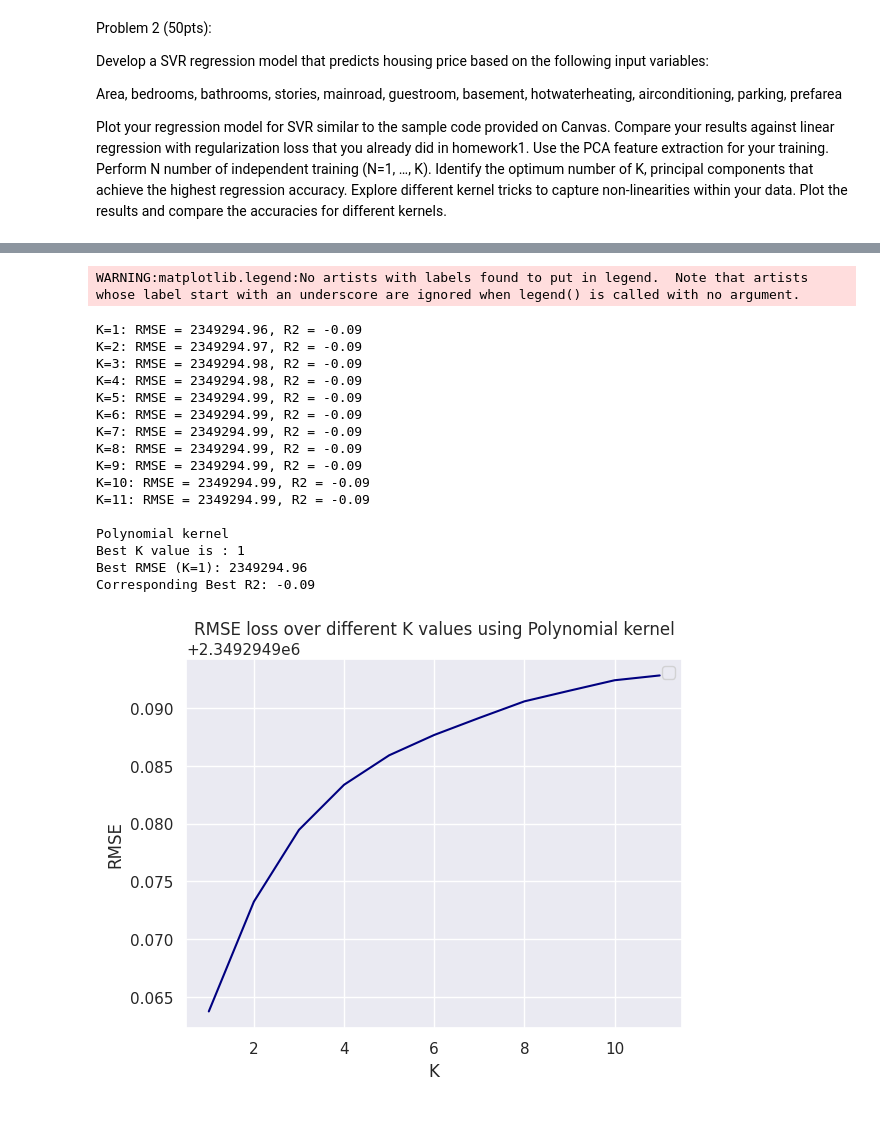
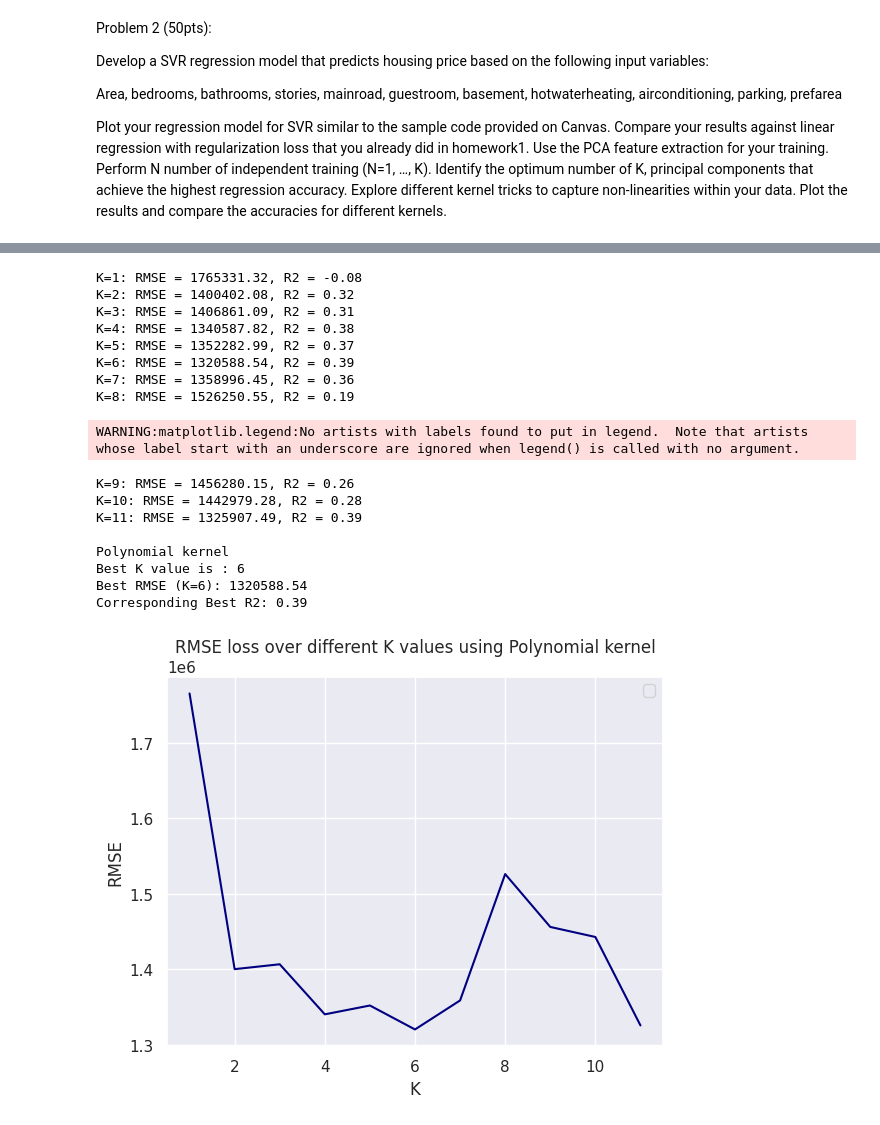
Before and after one commit to saikrishna1108/Introduction-to-Machine-Learning, a Jupyter notebook: Homework4.ipynb, the cells around one changed output, grey strips where cells are left out. Saved outputs shown, nothing was run; the diff lists cells and outputs as text; code cells hidden in the pictures.

```diff
--- a/Homework4.ipynb
+++ b/Homework4.ipynb
@@ -292,0 +292,23 @@ X_train, X_test, y_train, y_test = train_test_split(X, Y, test_size=0.2, random_
+# %%
+y_rbf = SVR(kernel='rbf', C=3e6, gamma=0.1)
+y_lin = SVR(kernel='linear', C=2e5)
+y_poly = SVR(kernel='poly', C=5e6, degree=2)
+n_components = 1
+pca = PCA(n_components=n_components)
+principalComponents = pca.fit_transform(X_std)
+X_train, X_test, Y_train, Y_test = train_test_split(principalComponents, y, test_size = 0.20, random_state = 0)
+pred_rbf = y_rbf.fit(X_train, Y_train.ravel()).predict(X_test)
+pred_lin = y_lin.fit(X_train, Y_train.ravel()).predict(X_test)
+pred_poly = y_poly.fit(X_train, Y_train.ravel()).predict(X_test)
+sort_order = np.argsort(X_test.ravel())
+X_test = X_test[sort_order].ravel()
+lw = 2
+plt.scatter(X_test, Y_test[sort_order].ravel(), color='darkorange', label='data')
+plt.plot(X_test, pred_rbf[sort_order].ravel(), color='navy', lw=lw, label='RBF model')
+plt.plot(X_test, pred_lin[sort_order].ravel(), color='c', lw=lw, label='Linear model')
+plt.plot(X_test, pred_poly[sort_order].ravel(), color='cornflowerblue', lw=lw, label='Polynomial model')
+plt.xlabel('data')
+plt.ylabel('target')
+plt.title('Support Vector Regression')
+plt.legend()
+plt.show()
@@ -300,11 +324,11 @@ best_r2 = -float('inf')
 best_k = None
 for k in range(1,n):
     pca = PCA(n_components=k)
-    com = pca.fit_transform(X_train)
-    com_test = pca.fit_transform(X_test)
-    svr_lin = SVR(kernel='linear', C=10,cache_size=10000)
-    y_fit = svr_lin.fit(com, y_train.ravel())
-    y_pred = y_fit.predict(com_test)
+    principal_components = pca.fit_transform(X_std)
+    X_train, X_test, y_train, y_test = train_test_split(principal_components, y, test_size = 0.20, random_state = 0)
+    svr_lin = SVR(kernel='linear',  C=2e5)
+    y_fit = svr_lin.fit(X_train, y_train.ravel())
+    y_pred = y_fit.predict(X_test)
     rmse = sqrt(mean_squared_error(y_test, y_pred.ravel()))
     rmse_list.append(rmse)
     r2 = r2_score(y_test, y_pred.ravel())
@@ -350,55 +374,55 @@ WARNING:matplotlib.legend:No artists with labels found to put in legend.  Note t
 # %%
 rmse_list = []
 best_rmse = float('inf')
 best_r2 = -float('inf')
 best_k = None
 for k in range(1,n):
     pca = PCA(n_components=k)
-    com = pca.fit_transform(X_train)
-    com_test = pca.fit_transform(X_test)
-    svr_lin = SVR(kernel='poly', C=10,cache_size=10000)
-    y_fit = svr_lin.fit(com, y_train.ravel())
-    y_pred = y_fit.predict(com_test)
+    principal_components = pca.fit_transform(X_std)
+    X_train, X_test, y_train, y_test = train_test_split(principal_components, y, test_size = 0.20, random_state = 0)
+    svr_lin = SVR(kernel='poly', C=5e6, degree=2)
+    y_fit = svr_lin.fit(X_train, y_train.ravel())
+    y_pred = y_fit.predict(X_test)
     rmse = sqrt(mean_squared_error(y_test, y_pred.ravel()))
     rmse_list.append(rmse)
     r2 = r2_score(y_test, y_pred.ravel())
     if rmse < best_rmse:
         best_rmse = rmse
         best_r2 = r2
         best_k = k
 
     print(f'K={k}: RMSE = {rmse:.2f}, R2 = {r2:.2f}')
 
 print("")
 print("Polynomial kernel")
 print("Best K value is :",best_k)
 print(f'Best RMSE (K={best_k}): {best_rmse:.2f}')
 print(f'Corresponding Best R2: {best_r2:.2f}')
 plt.plot(range(1,n), rmse_list, color='navy')
 plt.xlabel('K')
 plt.ylabel('RMSE')
 plt.title('RMSE loss over different K values using Polynomial kernel')
 plt.legend()
 plt.show()
 # %% [output]
-WARNING:matplotlib.legend:No artists with labels found to put in legend.  Note that artists whose label start with an underscore are ignored when legend() is called with no argument.
+K=1: RMSE = 1765331.32, R2 = -0.08
+K=2: RMSE = 1400402.08, R2 = 0.32
+K=3: RMSE = 1406861.09, R2 = 0.31
+K=4: RMSE = 1340587.82, R2 = 0.38
+K=5: RMSE = 1352282.99, R2 = 0.37
+K=6: RMSE = 1320588.54, R2 = 0.39
+K=7: RMSE = 1358996.45, R2 = 0.36
+K=8: RMSE = 1526250.55, R2 = 0.19
-K=1: RMSE = 2349294.96, R2 = -0.09
-K=2: RMSE = 2349294.97, R2 = -0.09
-K=3: RMSE = 2349294.98, R2 = -0.09
-K=4: RMSE = 2349294.98, R2 = -0.09
-K=5: RMSE = 2349294.99, R2 = -0.09
-K=6: RMSE = 2349294.99, R2 = -0.09
-K=7: RMSE = 2349294.99, R2 = -0.09
-K=8: RMSE = 2349294.99, R2 = -0.09
-K=9: RMSE = 2349294.99, R2 = -0.09
-K=10: RMSE = 2349294.99, R2 = -0.09
-K=11: RMSE = 2349294.99, R2 = -0.09
-
-Polynomial kernel
-Best K value is : 1
-Best RMSE (K=1): 2349294.96
-Corresponding Best R2: -0.09
+WARNING:matplotlib.legend:No artists with labels found to put in legend.  Note that artists whose label start with an underscore are ignored when legend() is called with no argument.
+K=9: RMSE = 1456280.15, R2 = 0.26
+K=10: RMSE = 1442979.28, R2 = 0.28
+K=11: RMSE = 1325907.49, R2 = 0.39
+
+Polynomial kernel
+Best K value is : 6
+Best RMSE (K=6): 1320588.54
+Corresponding Best R2: 0.39
-[figure, old version]
+[figure, new version]
 # %%
 rmse_list = []
 best_rmse = float('inf')
```
Also changed, not shown: parts of 5 cells of this notebook.
